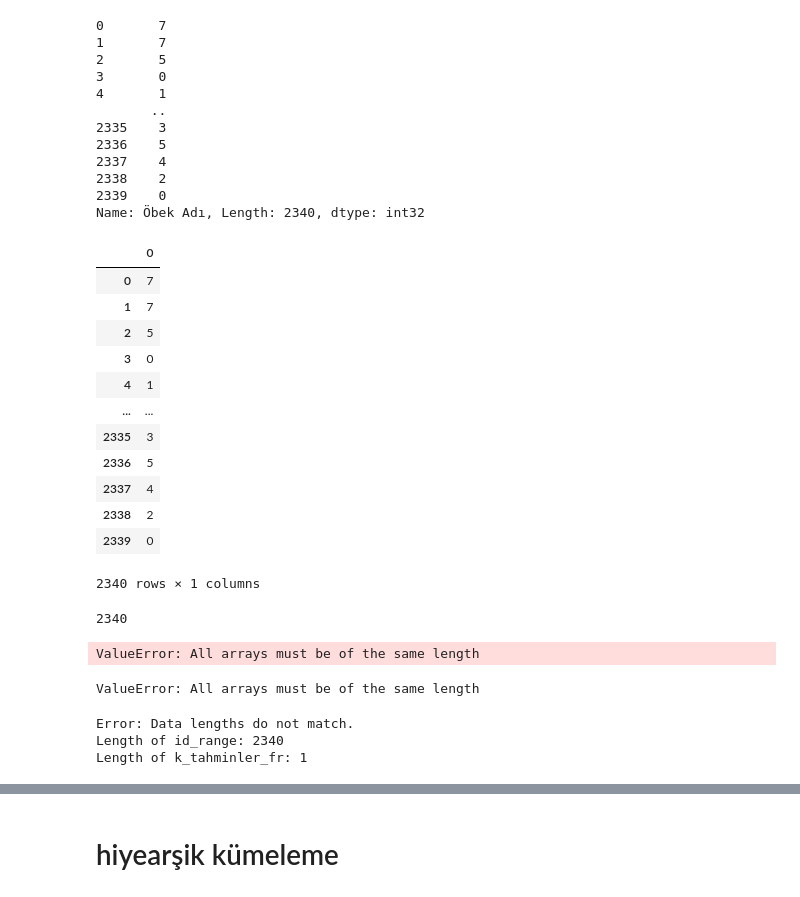
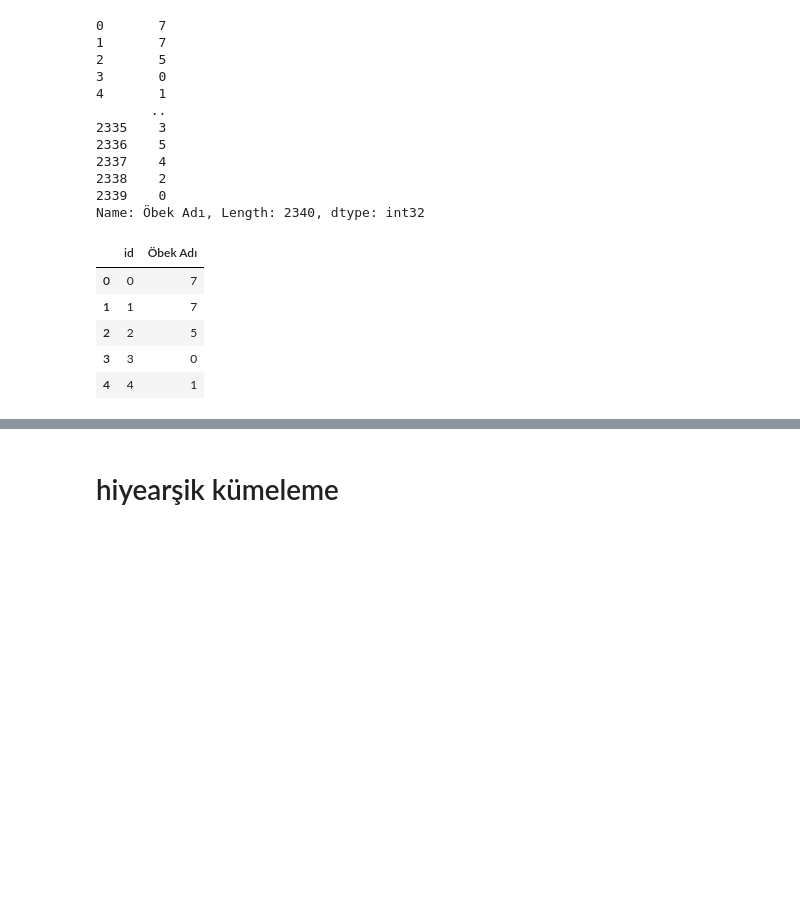
Before and after one commit to lte03/DATATHON2023, a Jupyter notebook: kümeleme_yepma.ipynb, the cells around one changed output, grey strips where cells are left out. Drawn from its saved outputs; the diff is of its cells as text; code cells hidden in the pictures; blank space fills up the shorter version.

Commit message:
küme önbek ad

```diff
--- a/kümeleme_yepma.ipynb
+++ b/kümeleme_yepma.ipynb
@@ -263,71 +263,20 @@ k_tahminler_fr
 2339    0
 Name: Öbek Adı, Length: 2340, dtype: int32
 # %%
+y_pred_duz = k_tahminler.flatten()
+
 veri={"id":range(2340),
-     "Öbek Adı":k_tahminler_fr}
+     "Öbek Adı":y_pred_duz}
+# %%
+k_tahminler_fr=pd.DataFrame(veri)
 # %%
-k_tahminler_fr
+k_tahminler_fr.head()
 # %% [output]
-|  | 0 |
-| 0 | 7 |
-| 1 | 7 |
-| 2 | 5 |
-| 3 | 0 |
-| 4 | 1 |
-| ... | ... |
-| 2335 | 3 |
-| 2336 | 5 |
-| 2337 | 4 |
-| 2338 | 2 |
-| 2339 | 0 |
+|  | id | Öbek Adı |
+| 0 | 0 | 7 |
+| 1 | 1 | 7 |
+| 2 | 2 | 5 |
+| 3 | 3 | 0 |
+| 4 | 4 | 1 |
-2340 rows × 1 columns
 # %%
-len(k_tahminler_fr)
+data1=k_tahminler_fr
-# %% [output]
-2340
-# %%
-küme_data = pd.DataFrame(veri)
-# %% [output]
-ValueError: All arrays must be of the same length
-# %%
-import pandas as pd
-
-# Assuming k_tahminler_fr is a list or Series
-k_tahminler_fr = [...]  # Your data here
-
-# Constructing the "veri" dictionary
-veri = {
-    "id": range(2340),
-    "Öbek Adı": k_tahminler_fr
-}
-
-# Creating the DataFrame
-try:
-    küme_data = pd.DataFrame(veri)
-except ValueError as e:
-    print("ValueError:", e)
-# %% [output]
-ValueError: All arrays must be of the same length
-# %%
-import pandas as pd
-
-# Assuming k_tahminler_fr is a list or Series
-k_tahminler_fr = [...]  # Your data here
-
-# Checking data lengths
-id_range = range(2340)
-if len(id_range) != len(k_tahminler_fr):
-    print("Error: Data lengths do not match.")
-    print("Length of id_range:", len(id_range))
-    print("Length of k_tahminler_fr:", len(k_tahminler_fr))
-else:
-    veri = {
-        "id": id_range,
-        "Öbek Adı": k_tahminler_fr
-    }
-    küme_data = pd.DataFrame(veri)
-    print(küme_data)
-# %% [output]
-Error: Data lengths do not match.
-Length of id_range: 2340
-Length of k_tahminler_fr: 1
```
Also changed, not shown: parts of 18 cells of this notebook, 1 other file.
